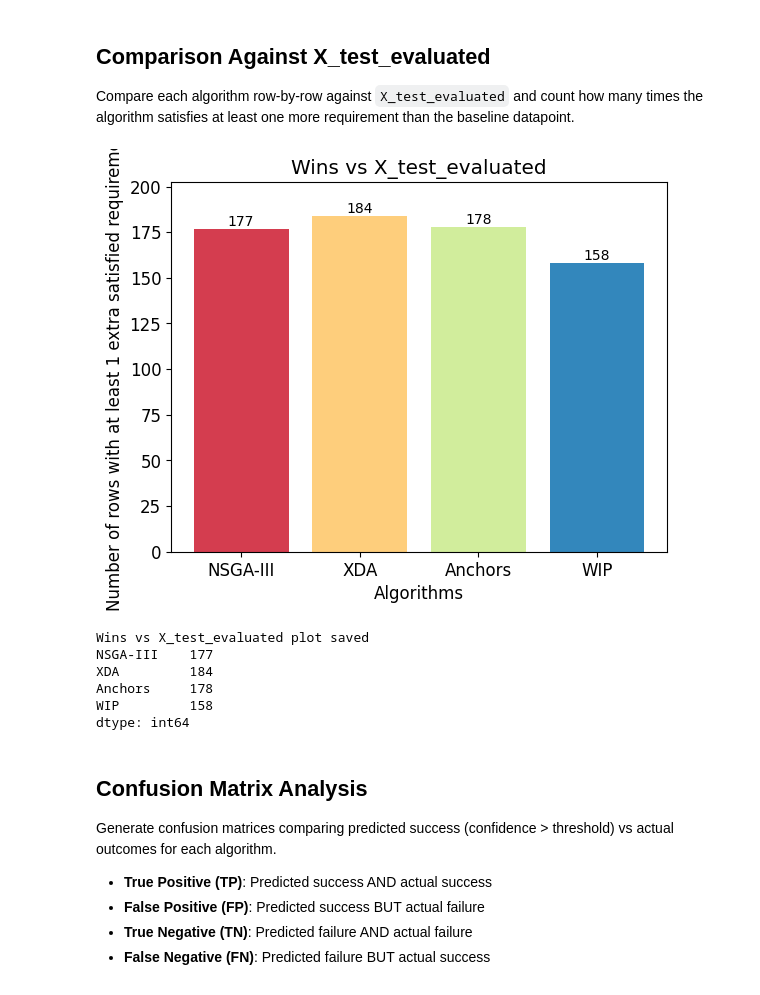
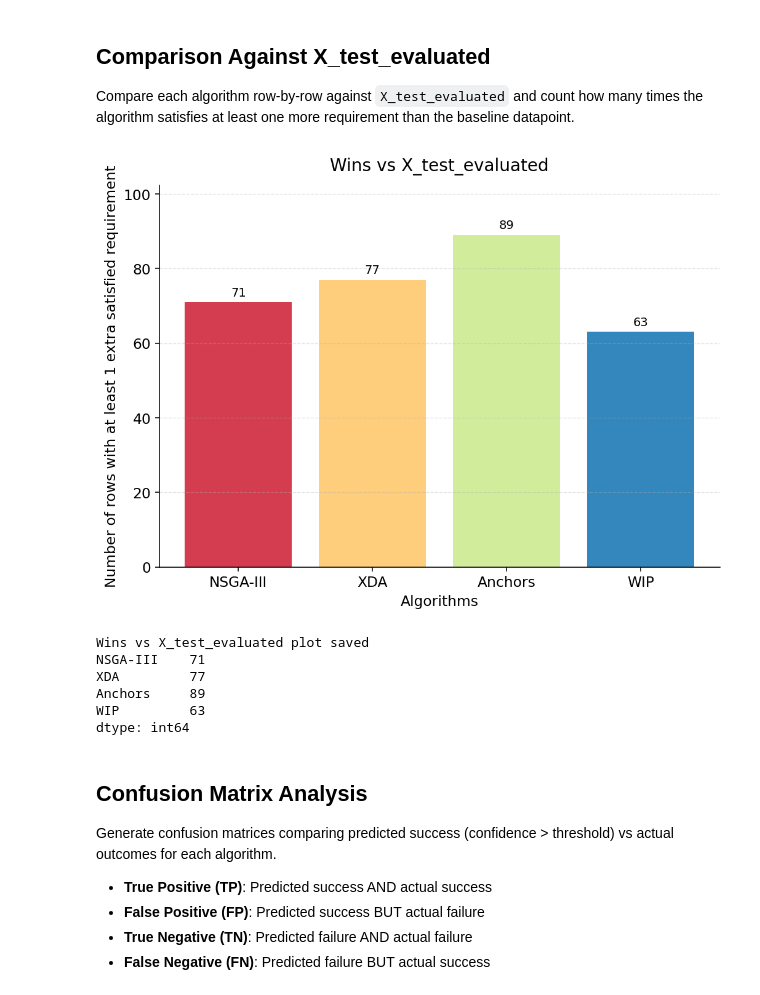
Before and after one commit to Diego41ITA/xda-Quattrone, a Jupyter notebook: results/ResultsNB.ipynb, the cells around one changed output. Cells and saved outputs as stored; diff of their text form; code cells hidden in the pictures.

Commit message:
Refactor code structure for improved readability and maintainability. Added new domain: uav

```diff
--- a/results/ResultsNB.ipynb
+++ b/results/ResultsNB.ipynb
@@ -1,6 +1,6 @@
 # %%
-DOMAIN = "uav"  # Set to "uav" for the UAV results
-resultsFolderPath = "uavv3"
+DOMAIN = "uav"  # either "uav" or "robot"
+resultsFolderPath = "balanced_dataset"  # path to the folder where the results will be stored
 # %% [markdown]
 # Results Analysis Notebook
 
@@ -567,37 +609,39 @@ Compare each algorithm row-by-row against `X_test_evaluated` and count how many
 # %%
 # Compare each algorithm against the evaluated test baseline
 evaluatedTest = pd.read_csv(pathToResults + 'X_test_evaluated.csv')
 
 baselineSatisfiedReqs = evaluatedTest[reqs].sum(axis=1)
 algorithmWinsVsBaseline = pd.Series({
     'NSGA-III': (nsga3Outcomes[reqs].sum(axis=1) > baselineSatisfiedReqs).sum(),
     'XDA': (customOutcomes[reqs].sum(axis=1) > baselineSatisfiedReqs).sum(),
     'Anchors': (anchorsOutcomes[reqs].sum(axis=1) > baselineSatisfiedReqs).sum(),
     'WIP': (wipOutcomes[reqs].sum(axis=1) > baselineSatisfiedReqs).sum()
 })
 
-fig, ax = plt.subplots()
+fig, ax = plt.subplots(figsize=build_figure_size(len(algorithmWinsVsBaseline), base_width=7.5, base_height=5.6, dense_threshold=4, width_step=0.5), dpi=PLOT_NOTEBOOK_DPI)
 colors = plt.cm.Spectral(np.linspace(.1, .9, len(algorithmWinsVsBaseline)))
 bars = ax.bar(algorithmWinsVsBaseline.index, algorithmWinsVsBaseline.values, color=colors)
-ax.set_title('Wins vs X_test_evaluated')
+ax.set_title('Wins vs X_test_evaluated', pad=12)
 ax.set_xlabel('Algorithms')
 ax.set_ylabel('Number of rows with at least 1 extra satisfied requirement')
-ax.set_ylim(0, max(algorithmWinsVsBaseline.max() * 1.1, 1))
-ax.bar_label(bars, fmt='%d', fontsize=10)
+ax.set_ylim(0, max(algorithmWinsVsBaseline.max() * 1.15, 1))
+ax.bar_label(bars, fmt='%d', fontsize=10, padding=3)
+style_axes(ax)
+fig.tight_layout()
 
-plt.savefig(plotPath + 'Wins vs X_test_evaluated')
+save_plot(fig, plotPath + 'Wins vs X_test_evaluated')
 plt.show()
-plt.close()
+plt.close(fig)
 
 print('Wins vs X_test_evaluated plot saved')
 print(algorithmWinsVsBaseline)
 # %% [output]
-[figure, old version]
+[figure, new version]
 Wins vs X_test_evaluated plot saved
-NSGA-III    177
-XDA         184
-Anchors     178
-WIP         158
+NSGA-III    71
+XDA         77
+Anchors     89
+WIP         63
 dtype: int64
 # %% [markdown]
 ## Confusion Matrix Analysis
```
Also changed, not shown: parts of 15 cells of this notebook, 15 other files.
